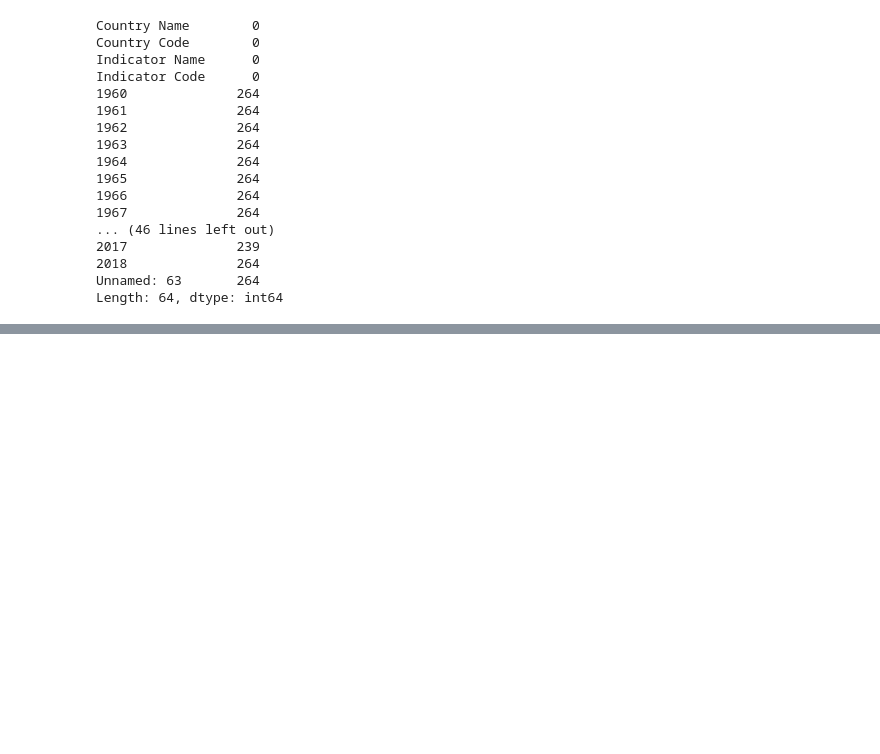
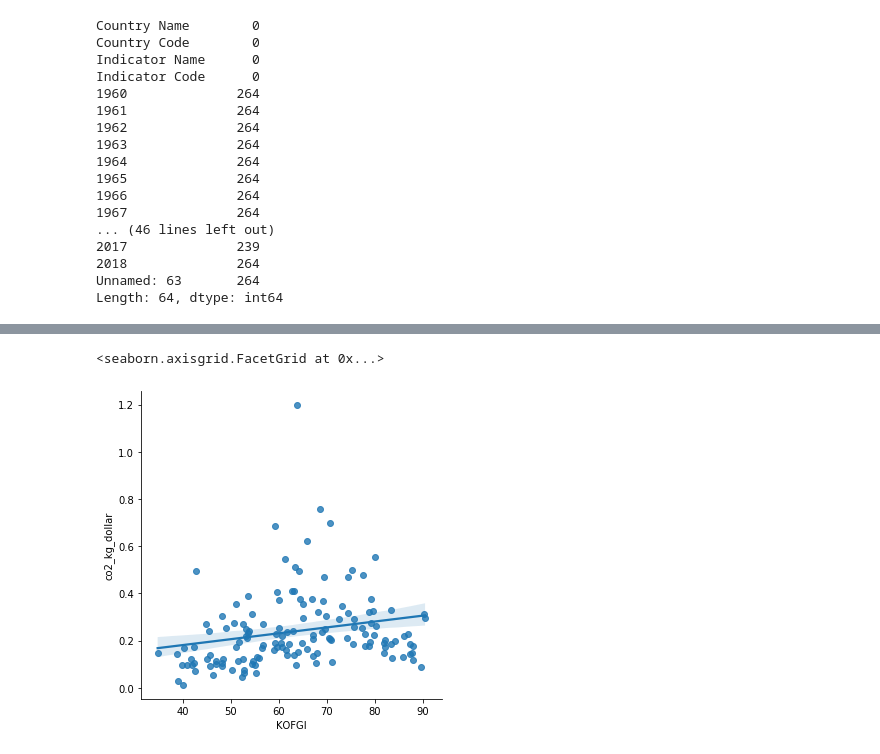
Before and after one commit to mcleverley/emissions_factors_global, a Jupyter notebook: data_exploration_pt_2.ipynb, the cells around one changed output, grey strips where cells are left out. Saved outputs shown, nothing was run; the diff lists cells and outputs as text; code cells hidden in the pictures; blank space fills up the shorter version.

```diff
--- a/data_exploration_pt_2.ipynb
+++ b/data_exploration_pt_2.ipynb
@@ -61,0 +413,2 @@ Length: 64, dtype: int64
+# %%
+df = pd.read_csv('all_data')
@@ -61,0 +513,3 @@ Length: 64, dtype: int64
+# %%
+cols_keep = ['country','KOFGI']
+ec_global = econ[cols_keep]
@@ -61,0 +537,2 @@ Length: 64, dtype: int64
+# %%
+ec = ec_global.dropna()
@@ -61,0 +560,2 @@ Length: 64, dtype: int64
+# %%
+tes = df.merge(ec,on='country',how='inner')
@@ -61,0 +583,6 @@ Length: 64, dtype: int64
+# %%
+sns.lmplot(x="KOFGI", y="co2_kg_dollar",
+               truncate=True, height=5, data=tes)
+# %% [output]
+<seaborn.axisgrid.FacetGrid at 0x...>
+[figure, added]
```
Also changed, not shown: parts of 66 cells of this notebook, 17 other files.
